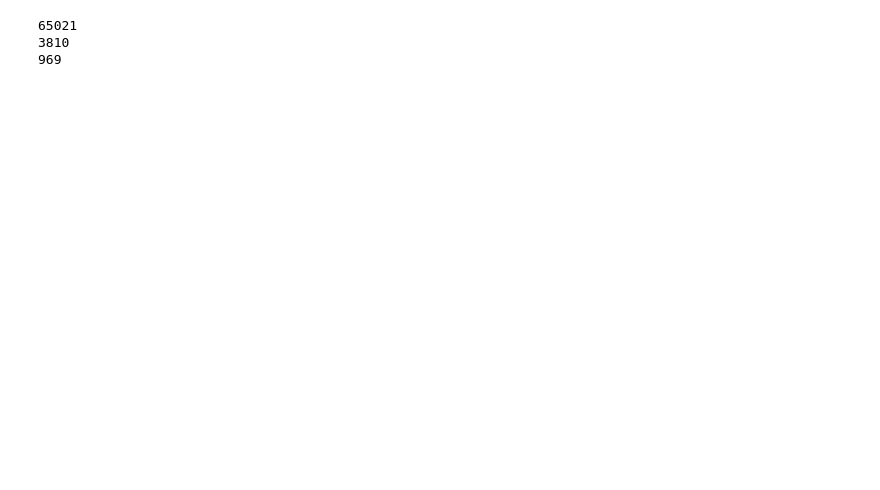
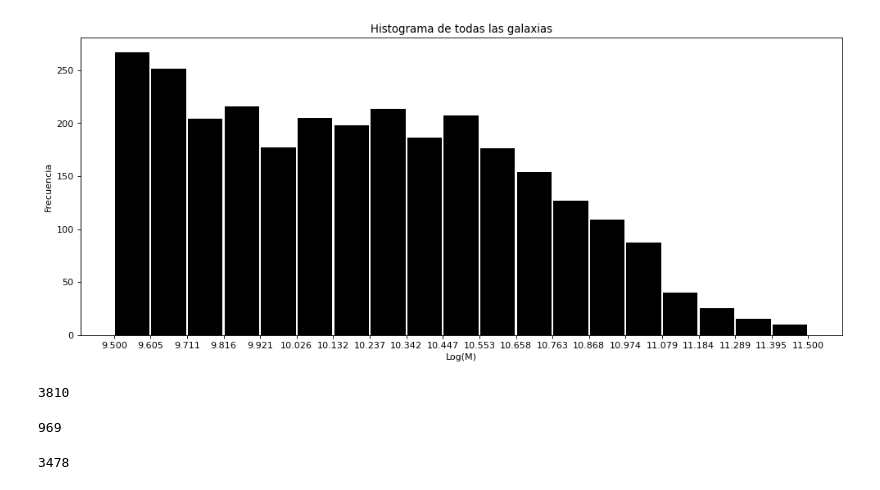
Before and after one commit to MartinaCadiz/MLP, a Jupyter notebook: mlp.ipynb, the cells around one changed output. Cells and saved outputs as stored; diff of their text form; code cells hidden in the pictures; blank space fills up the shorter version.

```diff
--- a/mlp.ipynb
+++ b/mlp.ipynb
@@ -61,0 +99,24 @@ list(filtro)
+# %%
+
+from matplotlib.pyplot import figure
+
+figure(figsize=(15, 6), dpi=80)
+intervalos =  np.linspace(9.5,11.5,20)  #calculamos los extremos de los intervalos
+
+plot.hist(x=g_all['lmass'], bins=intervalos, color='black', rwidth=0.95)
+plot.title('Histograma de todas las galaxias')
+plot.xlabel('Log(M)')
+plot.ylabel('Frecuencia')
+plot.xticks(intervalos)
+
+plot.show()
+# %% [output]
+[figure, added]
+# %%
+len(g_forman)
+# %% [output]
+3810
+# %%
+len(g_no_forman)
+# %% [output]
+969
@@ -62,11 +207,8 @@ list(filtro)
 # %%
 g_forman = catalog[(catalog['UVJ_class'] == 1) & (catalog['photo_membership'] == 1)]
 g_no_forman = catalog[(catalog['UVJ_class'] == 2) & (catalog['photo_membership'] == 1) & (catalog['lmass'] > 0 ) ]
-
-print(len(catalog))
-print(len(g_forman))
-print(len(g_no_forman))
+g_all
-# %% [output]
-65021
-3810
-969
+# %%
+len(muestras_[0])
+# %% [output]
+3478
```
Also changed, not shown: parts of 38 cells of this notebook, 2 other files.
